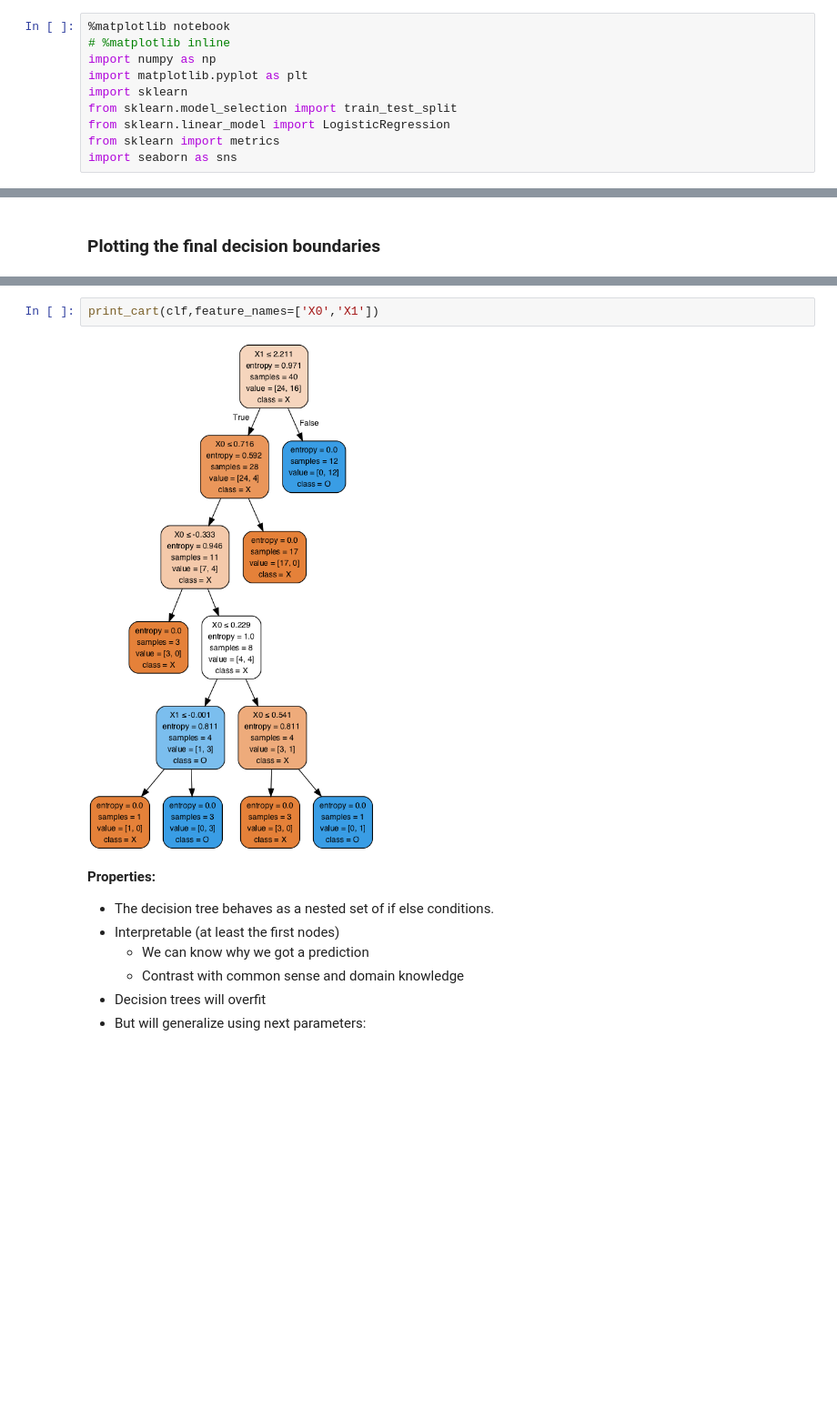
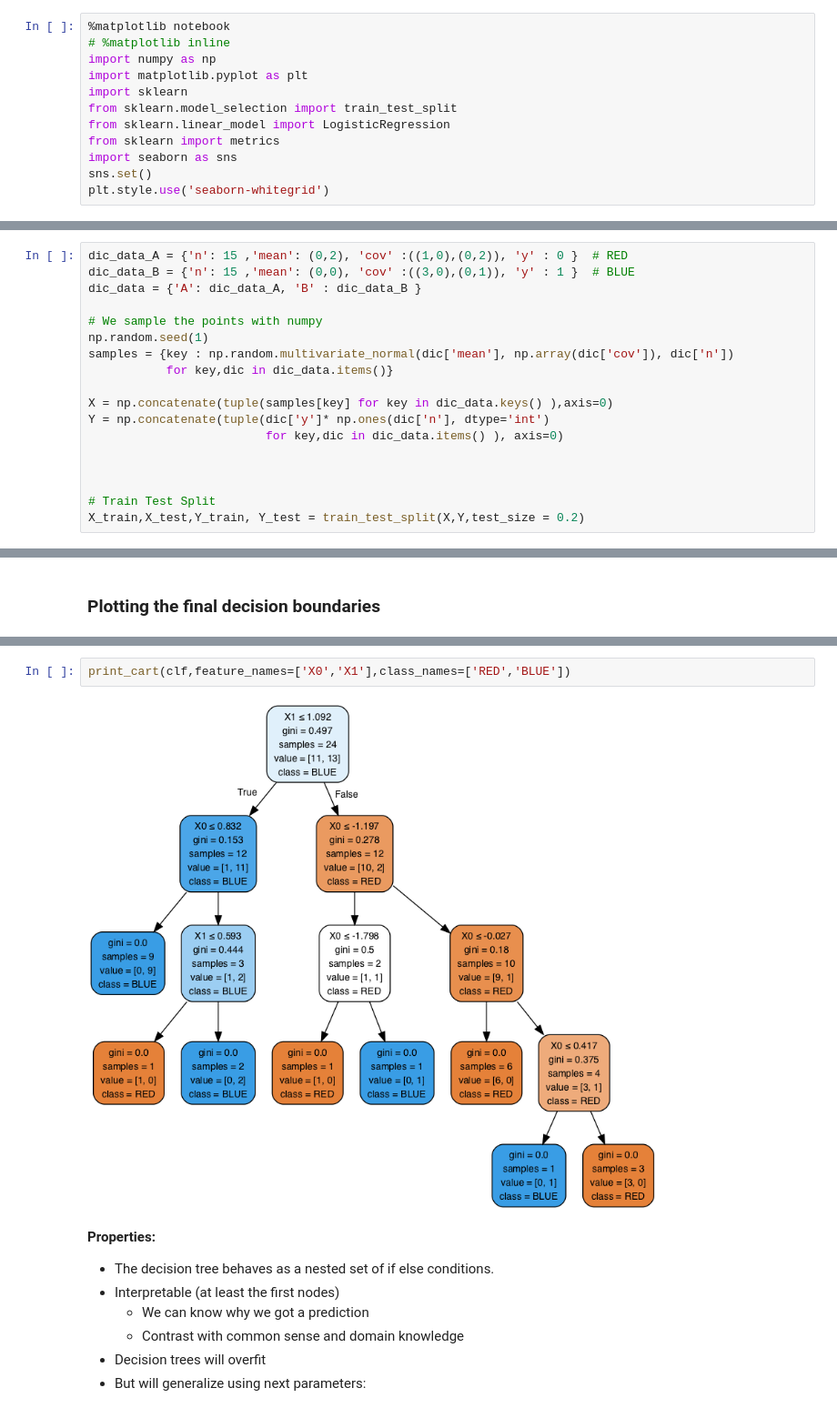
Before and after one commit to davidggphy/2019_03_Curso_IFT, a Jupyter notebook: notebooks/01_classification/00_decision_tree.ipynb, the cells around one changed output, grey strips where cells are left out. Shown at 91% size. Drawn from its saved outputs; the diff is of its cells as text; blank space fills up the shorter version.

```diff
--- a/notebooks/01_classification/00_decision_tree.ipynb
+++ b/notebooks/01_classification/00_decision_tree.ipynb
@@ -25,3 +28,5 @@ from sklearn.model_selection import train_test_split
 from sklearn.linear_model import LogisticRegression
 from sklearn import metrics
 import seaborn as sns
+sns.set()
+plt.style.use('seaborn-whitegrid')
@@ -66 +35,19 @@ X_train,X_test,Y_train, Y_test = train_test_split(X,Y,test_size = 0.2)
+# %%
+dic_data_A = {'n': 15 ,'mean': (0,2), 'cov' :((1,0),(0,2)), 'y' : 0 }  # RED
+dic_data_B = {'n': 15 ,'mean': (0,0), 'cov' :((3,0),(0,1)), 'y' : 1 }  # BLUE
+dic_data = {'A': dic_data_A, 'B' : dic_data_B }
+
+# We sample the points with numpy
+np.random.seed(1)
+samples = {key : np.random.multivariate_normal(dic['mean'], np.array(dic['cov']), dic['n'])
+           for key,dic in dic_data.items()}
+
+X = np.concatenate(tuple(samples[key] for key in dic_data.keys() ),axis=0)
+Y = np.concatenate(tuple(dic['y']* np.ones(dic['n'], dtype='int')
+                         for key,dic in dic_data.items() ), axis=0)
+
+
+
+# Train Test Split
+X_train,X_test,Y_train, Y_test = train_test_split(X,Y,test_size = 0.2)
 # %%
@@ -158,7 +276,7 @@ array([0.15625, 0.84375])
 # %%
-print_cart(clf,feature_names=['X0','X1'])
+print_cart(clf,feature_names=['X0','X1'],class_names=['RED','BLUE'])
 # %% [output]
-[figure, old version]
+[figure, new version]
 # %% [markdown]
 **Properties:**
 - The decision tree behaves as a nested set of if else conditions.
```
Also changed, not shown: parts of 50 cells of this notebook, 3 other files.
